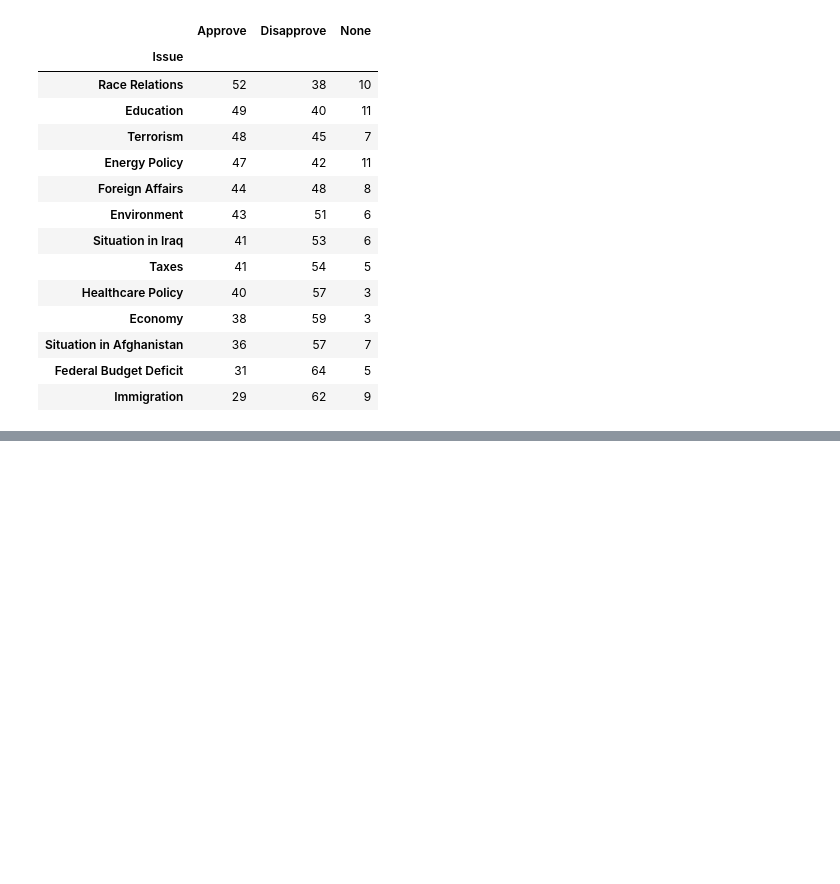
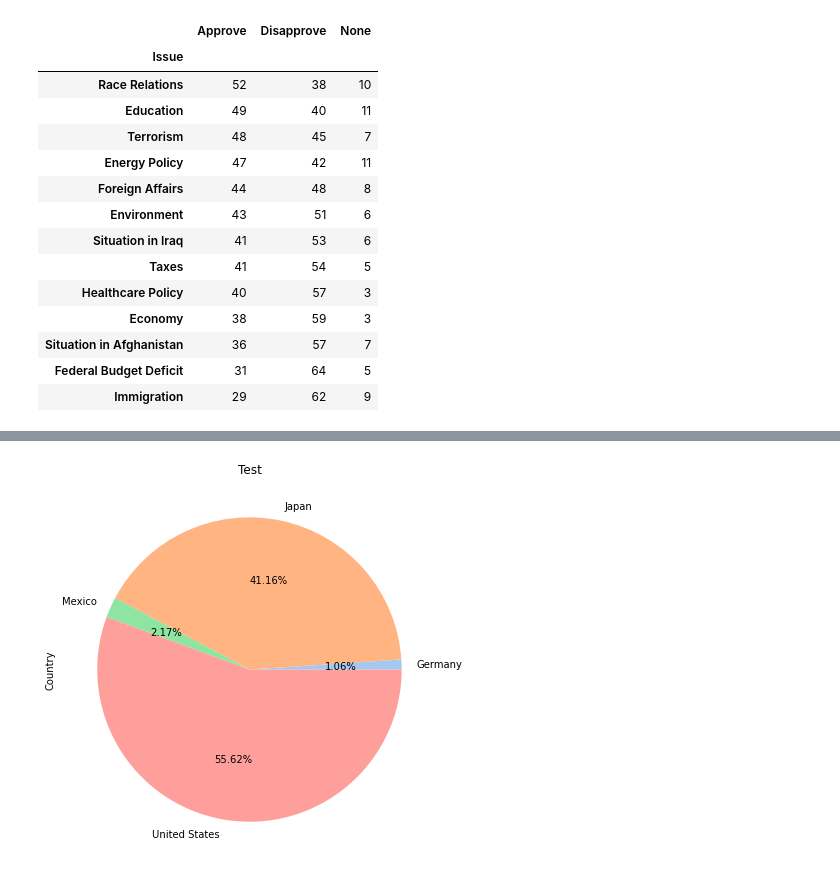
Before and after one commit to samantoz/dsc640-data_presentation, a Jupyter notebook: notebook/week1.ipynb, the cells around one changed output, grey strips where cells are left out. Cells and saved outputs as stored; diff of their text form; code cells hidden in the pictures; blank space fills up the shorter version.

```diff
--- a/notebook/week1.ipynb
+++ b/notebook/week1.ipynb
@@ -84,0 +85,19 @@ plt.set_titles("Python Bar Chart")
+# %%
+# create a pie chart using matplotlib
+
+#define data
+data = hotdog_contest_winner_df[['Country', 'Dogs eaten']].groupby(['Country']).sum()
+
+#define Seaborn color palette to use
+colors = sns.color_palette('pastel')[0:4]
+
+fig = plt.figure(figsize=(10, 7))
+#create pie chart
+plt.pie(x=data["Dogs eaten"], labels=data.index, colors = colors, autopct='%.2f%%')
+
+plt.ylabel("Country")
+plt.title("Test")
+# ax.set(title="Nested pie chart")
+plt.show()
+# %% [output]
+[figure, added]
```
Also changed, not shown: parts of 3 cells of this notebook, 11 other files.
